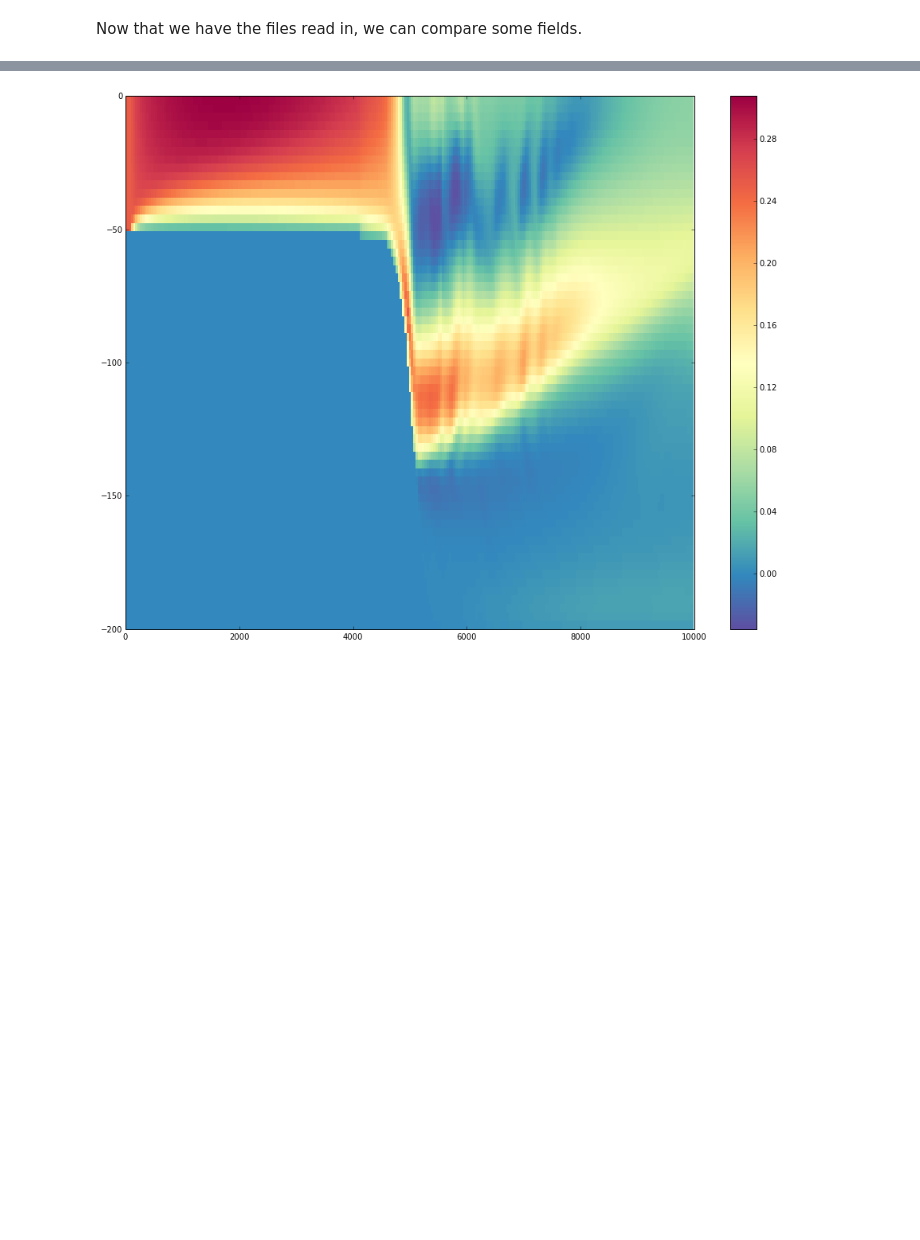
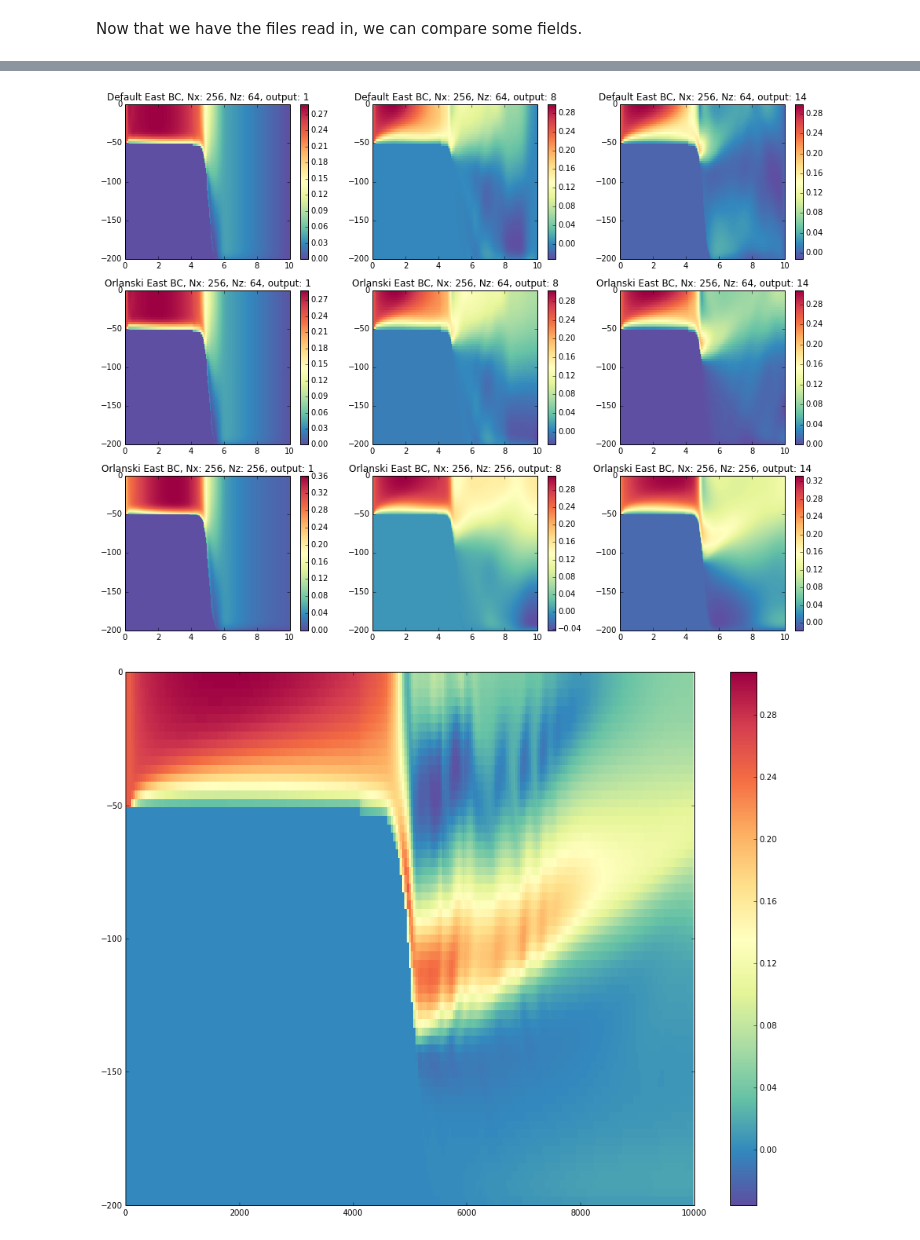
Before and after one commit to UBC-MOAD/flow_separation, a Jupyter notebook: notebooks_2D_runs/compare_simulations.ipynb, the cells around one changed output, grey strips where cells are left out. Cells and saved outputs as stored; diff of their text form; code cells hidden in the pictures; blank space fills up the shorter version.

Commit message:
Rewrote plotting and loading code for comparing output notebook

```diff
--- a/notebooks_2D_runs/compare_simulations.ipynb
+++ b/notebooks_2D_runs/compare_simulations.ipynb
@@ -15,33 +15,3 @@ import matplotlib.pylab as pylab
 pylab.rcParams['figure.figsize'] = (16,12)
 # %% [markdown]
 Load in two data sets from two directories.
-# %%
-_Nx1 = 256; _Nx2 = 256;
-_Ny = 1;
-_Nz1 = 64; _Nz2 = 64;
-
-_total_depth1 = 200;
-_total_depth2 = 200;
-
-_dir1 = '../../Orlanski_Nx_%d_Nz_%d' % (_Nx1,_Nz1);
-_dir2 = '../../Nx_%d_Nz_%d' % (_Nx2,_Nz2);
-
-_dt1 = 10; _dt2 = 10;
-_output_dt = 1800;
-_final_t = 86400+_output_dt;
-
-_out_files1 = np.arange(0,_final_t/_dt1,_output_dt/_dt1);
-_out_files2 = np.arange(0,_final_t/_dt2,_output_dt/_dt2);
-
-_z1 = np.linspace(-_total_depth1,0,_Nz1);
-_z2 = np.linspace(-_total_depth1,0,_Nz2);
-_z1 = _z1[::-1];
-_z2 = _z2[::-1];
-
-_x1 = np.squeeze(rdmds(_dir1+'/XC'));
-_x2 = np.squeeze(rdmds(_dir2+'/XC'));
-_depth1 = np.squeeze(rdmds(_dir1+'/Depth'));
-_depth2 = np.squeeze(rdmds(_dir2+'/Depth'));
-
-[_U1,_V1,_W1,_T1] = pd.load_UVWT(_Nx1,_Nz1,_dir1,_out_files1);
-[_U2,_V2,_W2,_T2] = pd.load_UVWT(_Nx2,_Nz2,_dir2,_out_files2);
@@ -131,0 +83,17 @@ plt.show();
+# %%
+_fig = plt.figure();
+
+_outs = [1,8,14];
+
+print 'Comparing U fields at various outputs';
+
+for _ii in range(0,_Ncomps):
+    for _jj,_out in enumerate(_outs):
+        plt.subplot(_Ncomps,len(_outs),_ii*3+1+_jj);
+        plt.pcolor(_x[_ii]/1000,_z[_ii],np.squeeze(_U[_ii][:,:,_out]),cmap='Spectral_r');
+        plt.colorbar();
+        plt.title(_title[_ii]+', output: '+str(_out));
+
+plt.show();
+# %% [output]
+[figure, added]
```
Also changed, not shown: parts of 8 cells of this notebook.
